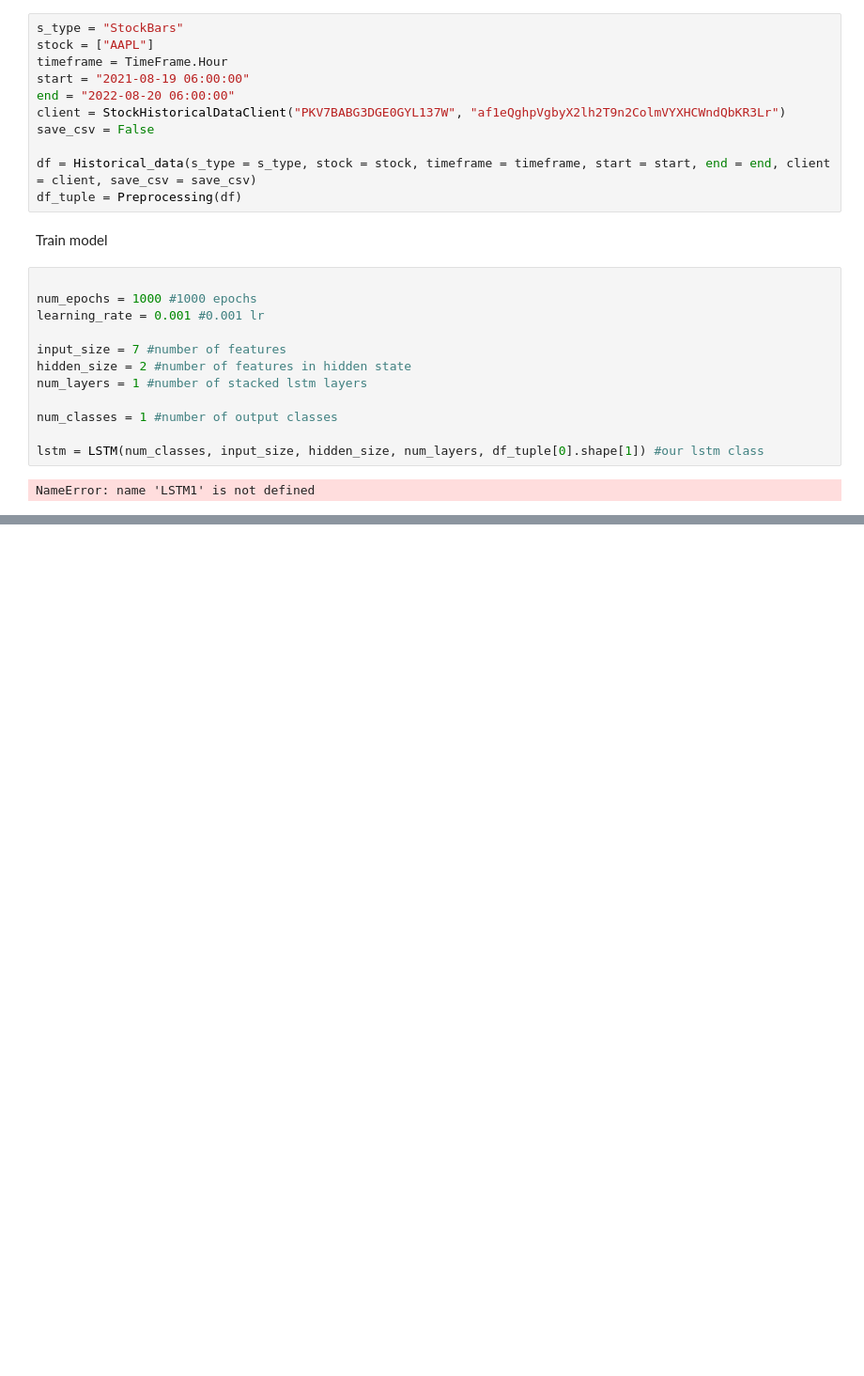
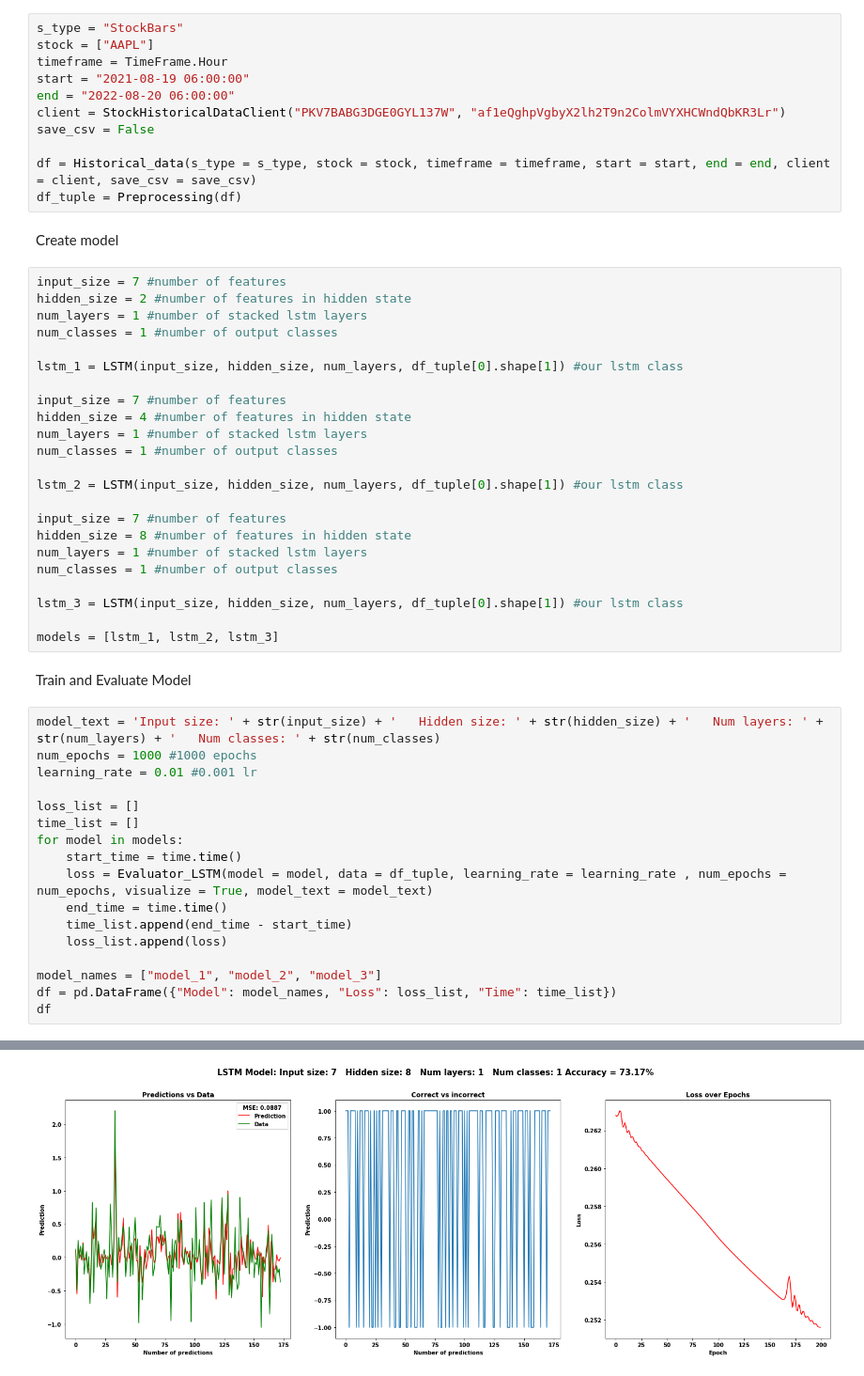
Before and after one commit to lukasmartinsson/Master-Thesis, a Jupyter notebook: main.ipynb, the cells around one changed output, grey strips where cells are left out. Shown: that part at 94% size. Saved outputs shown, nothing was run; the diff lists cells and outputs as text; blank space fills up the shorter version.

Commit message:
Added evaluation and plots

```diff
--- a/main.ipynb
+++ b/main.ipynb
@@ -27,18 +32,47 @@ save_csv = False
 df = Historical_data(s_type = s_type, stock = stock, timeframe = timeframe, start = start, end = end, client = client, save_csv = save_csv)
 df_tuple = Preprocessing(df)
 # %% [markdown]
-Train model
+Create model
-# %%
-
-num_epochs = 1000 #1000 epochs
-learning_rate = 0.001 #0.001 lr
-
-input_size = 7 #number of features
-hidden_size = 2 #number of features in hidden state
-num_layers = 1 #number of stacked lstm layers
-
-num_classes = 1 #number of output classes
-
-lstm = LSTM(num_classes, input_size, hidden_size, num_layers, df_tuple[0].shape[1]) #our lstm class
-# %% [output]
-NameError: name 'LSTM1' is not defined
+# %%
+input_size = 7 #number of features
+hidden_size = 2 #number of features in hidden state
+num_layers = 1 #number of stacked lstm layers
+num_classes = 1 #number of output classes
+
+lstm_1 = LSTM(input_size, hidden_size, num_layers, df_tuple[0].shape[1]) #our lstm class
+
+input_size = 7 #number of features
+hidden_size = 4 #number of features in hidden state
+num_layers = 1 #number of stacked lstm layers
+num_classes = 1 #number of output classes
+
+lstm_2 = LSTM(input_size, hidden_size, num_layers, df_tuple[0].shape[1]) #our lstm class
+
+input_size = 7 #number of features
+hidden_size = 8 #number of features in hidden state
+num_layers = 1 #number of stacked lstm layers
+num_classes = 1 #number of output classes
+
+lstm_3 = LSTM(input_size, hidden_size, num_layers, df_tuple[0].shape[1]) #our lstm class
+
+models = [lstm_1, lstm_2, lstm_3]
+# %% [markdown]
+Train and Evaluate Model
+# %%
+model_text = 'Input size: ' + str(input_size) + '   Hidden size: ' + str(hidden_size) + '   Num layers: ' + str(num_layers) + '   Num classes: ' + str(num_classes)
+num_epochs = 1000 #1000 epochs
+learning_rate = 0.01 #0.001 lr
+
+loss_list = []
+time_list = []
+for model in models:
+    start_time = time.time()
+    loss = Evaluator_LSTM(model = model, data = df_tuple, learning_rate = learning_rate , num_epochs = num_epochs, visualize = True, model_text = model_text)
+    end_time = time.time()
+    time_list.append(end_time - start_time)
+    loss_list.append(loss)
+
+model_names = ["model_1", "model_2", "model_3"]
+df = pd.DataFrame({"Model": model_names, "Loss": loss_list, "Time": time_list})
+df
+# %% [output]
@@ -44,0 +90 @@ NameError: name 'LSTM1' is not defined
+[figure, added]
```
Also changed, not shown: parts of 2 cells of this notebook, 3 other files.
